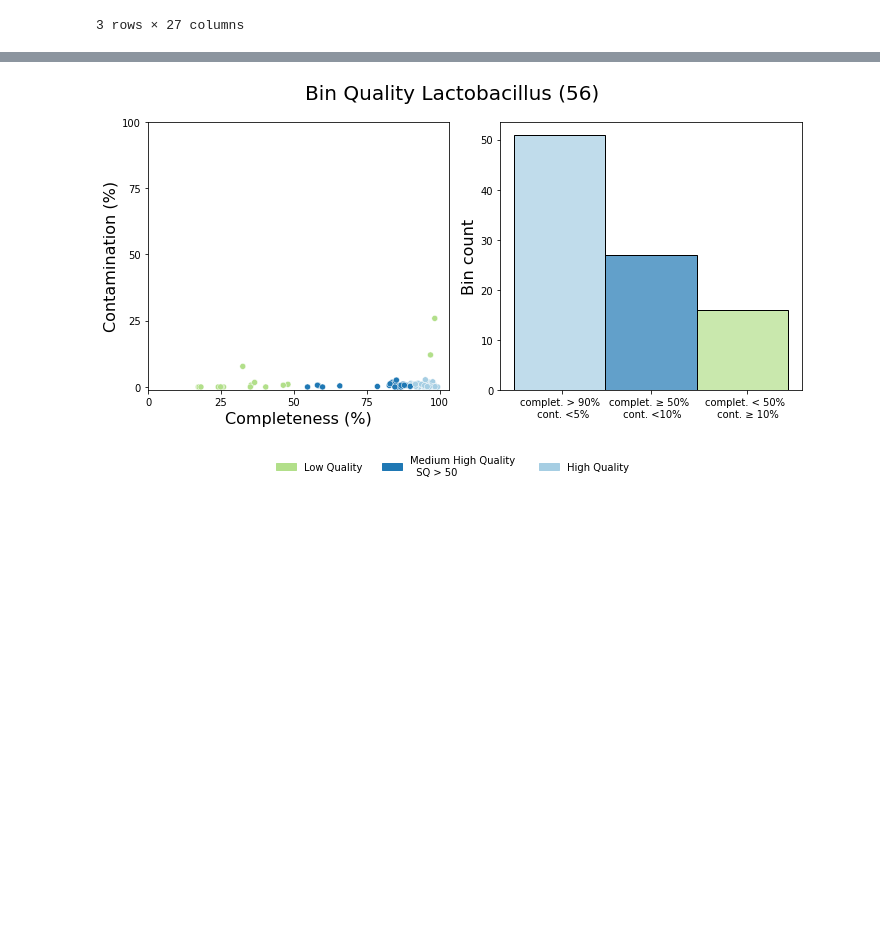
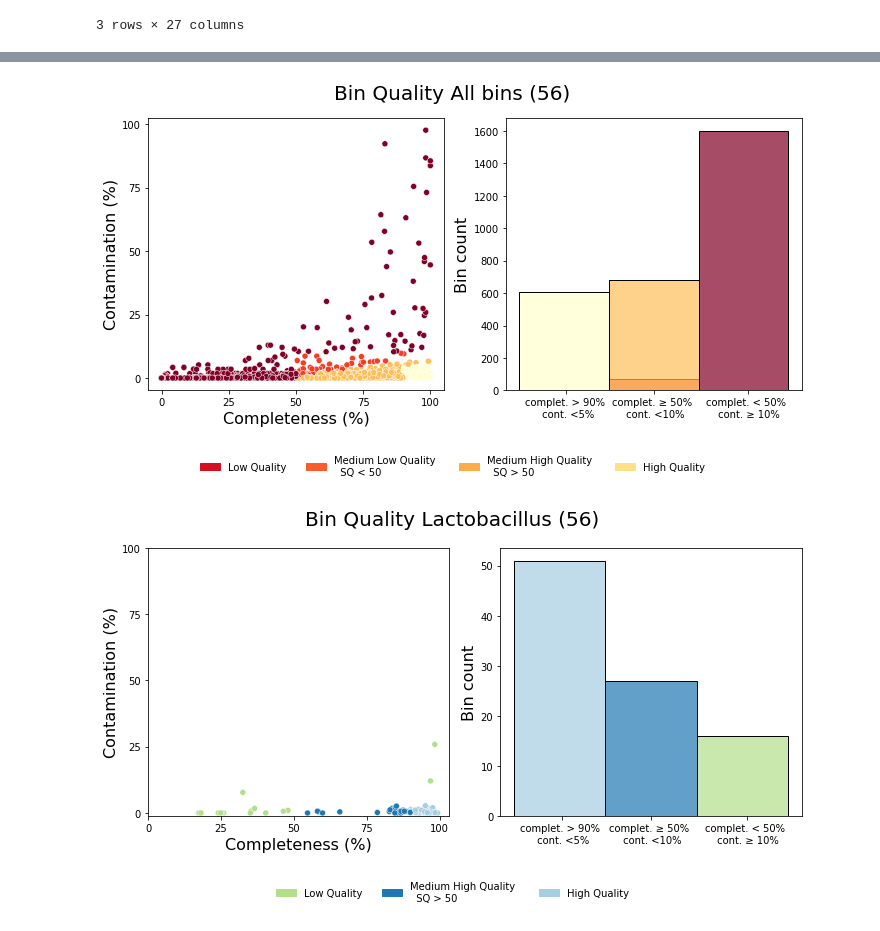
Before and after one commit to m3j/thesis_code, a Jupyter notebook: BinPlotWithQuality.ipynb, the cells around one changed output, grey strips where cells are left out. Saved outputs shown, nothing was run; the diff lists cells and outputs as text; code cells hidden in the pictures; blank space fills up the shorter version.

```diff
--- a/SpeciesBinPlotWithQuality.ipynb
+++ b/BinPlotWithQuality.ipynb
@@ -9,6 +9,7 @@ from matplotlib.patches import Patch
 # %%
 #Small datasets of 56 samples
 df_quality = pd.read_csv('data56_related_files/Contamination_completness_df.csv')
+df_qualityMax100 = pd.read_csv('data56_related_files/ContaminationMax100_completness_df.csv')
 df_Lactobacillus = pd.read_csv('data56_related_files/GTDB_Lactobacillus.csv')
 df_Alistipes = pd.read_csv('data56_related_files/GTDB_Alistipes.csv')
 df_Lactobacillaceae = pd.read_csv('data56_related_files/GTDB_Lactobacillaceae.csv')
@@ -185,3 +190,7 @@ def subplot_binQ (df1, df2, title, nrOfclasses, paletteName):
+# %%
+subplot_binQ(df_qualityMax100, df_quality, 'All bins (56)', nrOfclasses=4, paletteName="YlOrRd")
+# %% [output]
+[figure, added]
 # %%
 subplot_binQ(df_Lactobacillus_Q, df_Lactobacillus_Q, 'Lactobacillus (56)', nrOfclasses=3, paletteName="Paired")
 # %% [output]
```
Also changed, not shown: parts of 4 cells of this notebook, 7 other files.
